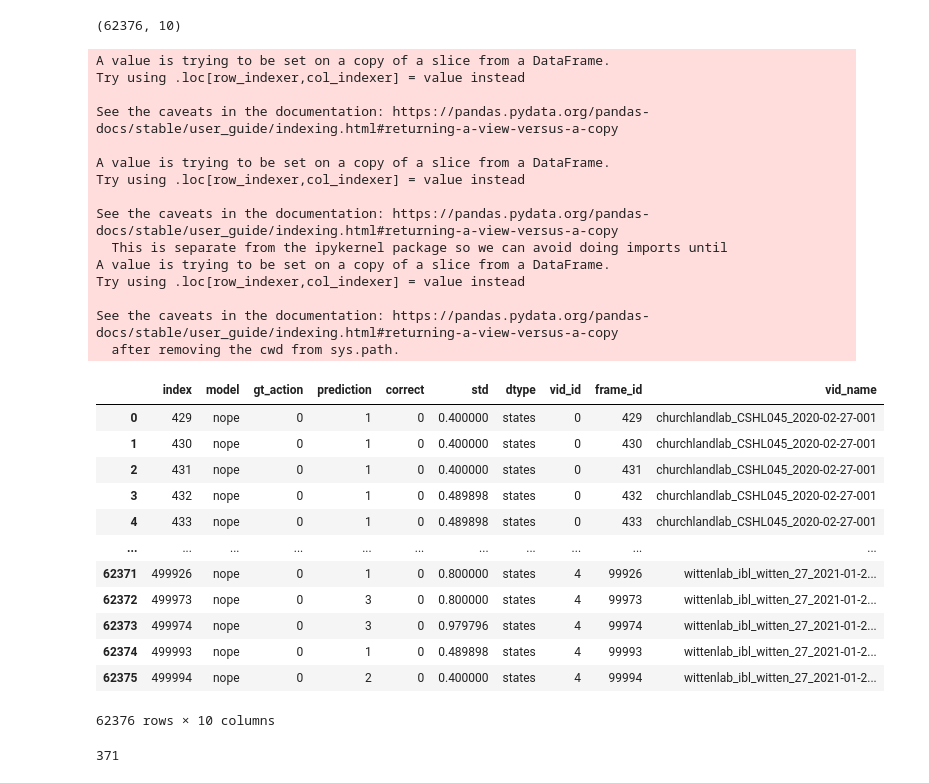
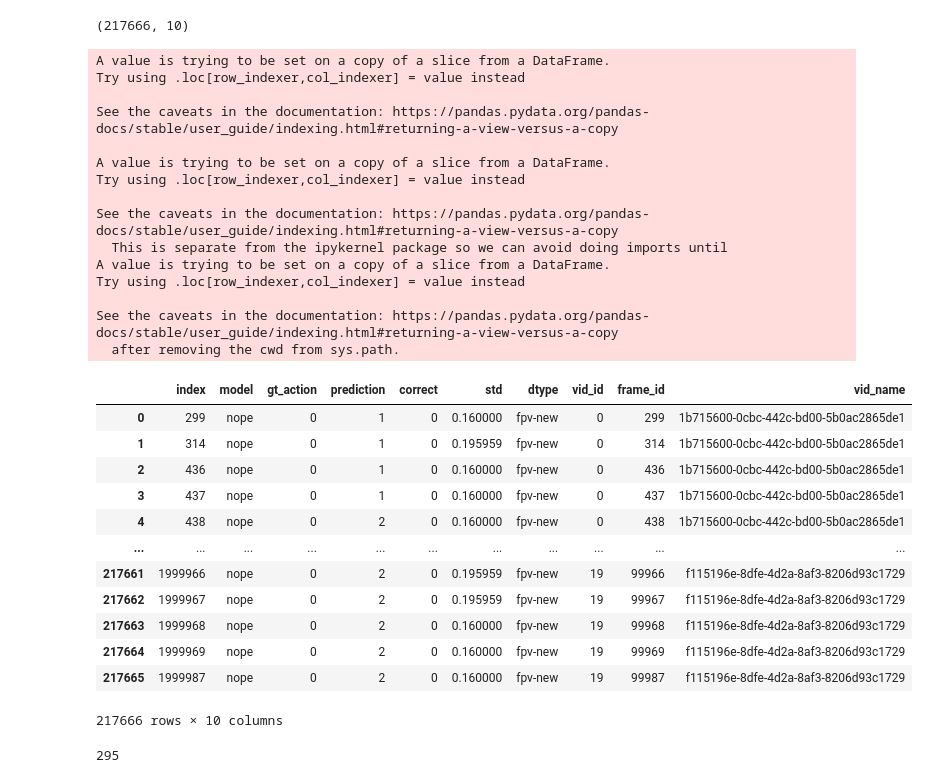
Before and after one commit to themattinthehatt/daart, a Jupyter notebook: data_augment/conf_vs_acc.ipynb, the cells around one changed output. Saved outputs shown, nothing was run; the diff lists cells and outputs as text; code cells hidden in the pictures.

```diff
--- a/data_augment/conf_vs_acc.ipynb
+++ b/data_augment/conf_vs_acc.ipynb
@@ -217,8 +429,12 @@ states = np.array(states)
 # %%
 # make df with cols
 # model_name | gt_action | prediction | correct (0/1) | SD | dtype
-#suffix: states | markers-new | markers-smooth
-model_list = ['nope', 'all', 'rotate', 'shift', 'gauss', 'shot']
-suffix='states'
-mod_base = '/home/bsb2144/daart/results_daart/ibl/multi-0/dtcn/{}-5-good_sample-0_markers/version_{}/{}_' + suffix + '.npy'
+#suffix: states | markers-new | markers-smooth | fpv-smooth | fpv-new
+model_list = ['nope']#, 'all', 'rotate', 'shift', 'gauss', 'shot']
+suffix= 'fpv-new'#'states'
+#input_type = 'markers'
+input_type = 'features-posvel'
+new=True
+vids = new_vids
+mod_base = '/home/bsb2144/daart/results_daart/ibl/multi-0/dtcn/{}-5-good_sample-0_'+ input_type + '/version_{}/{}_' + suffix + '.npy'
 # %%
@@ -238,0 +513,13 @@ make_graph(df_line2)
+# %%
+# graph high std vs traces
+model_list = ['nope']
+suffix='fpv-new'
+new=True
+if new:
+    vids = new_vids
+else:
+    vids = test_vids
+
+input_type = 'features-posvel'
+mod_base = '/home/bsb2144/daart/results_daart/ibl/multi-0/dtcn/{}-5-good_sample-0_'+ input_type + '/version_{}/{}_' + suffix + '.npy'
+df_std3 = make_df(suffix,labeled_only=False,vids=vids,new=new)
@@ -239,10 +611,15 @@ make_graph(df_line2)
 # %%
 # graph high std vs traces
-#model_list = ['nope']
-model_list = ['nope', 'all', 'rotate', 'shift', 'gauss', 'shot']
-suffix='states'
-mod_base = '/home/bsb2144/daart/results_daart/ibl/multi-0/dtcn/{}-5-good_sample-0_markers/version_{}/{}_' + suffix + '.npy'
-df_std2 = make_df(suffix,labeled_only=False)
-print(df_std2.shape)
+model_list = ['nope']
+suffix='fpv-new'
+new=True
+if new:
+    vids = new_vids
+else:
+    vids = test_vids
+
+input_type = 'features-posvel'
+mod_base = '/home/bsb2144/daart/results_daart/ibl/multi-0/dtcn/{}-5-good_sample-0_'+ input_type + '/version_{}/{}_' + suffix + '.npy'
+df_std2 = make_df(suffix,labeled_only=False,vids=vids,new=True)
 # %% [output]
 nope
@@ -286,39 +654,39 @@ See the caveats in the documentation: https://pandas.pydata.org/pandas-docs/stab
 # %%
 df_sd = df_reg[df_reg['std']!=0]
 df_sd['vid_id'] = (df_sd.index // n_frames)
 df_sd['frame_id'] = (df_sd.index) - (df_sd['vid_id'] * n_frames)
-df_sd['vid_name'] = [test_vids[i] for i in df_sd['vid_id']]
+df_sd['vid_name'] = [vids[i] for i in df_sd['vid_id']]
 df_sd=df_sd.reset_index()
 print(df_sd.shape)
 display(df_sd)
 #df_pstd.to_csv('results/std_df.csv')
 # %% [output]
-(62376, 10)
+(217666, 10)
 A value is trying to be set on a copy of a slice from a DataFrame.
 Try using .loc[row_indexer,col_indexer] = value instead
 
 See the caveats in the documentation: https://pandas.pydata.org/pandas-docs/stable/user_guide/indexing.html#returning-a-view-versus-a-copy
 
 A value is trying to be set on a copy of a slice from a DataFrame.
 Try using .loc[row_indexer,col_indexer] = value instead
 
 See the caveats in the documentation: https://pandas.pydata.org/pandas-docs/stable/user_guide/indexing.html#returning-a-view-versus-a-copy
   This is separate from the ipykernel package so we can avoid doing imports until
 A value is trying to be set on a copy of a slice from a DataFrame.
 Try using .loc[row_indexer,col_indexer] = value instead
 
 See the caveats in the documentation: https://pandas.pydata.org/pandas-docs/stable/user_guide/indexing.html#returning-a-view-versus-a-copy
   after removing the cwd from sys.path.
 |  | index | model | gt_action | prediction | correct | std | dtype | vid_id | frame_id | vid_name |
-| 0 | 429 | nope | 0 | 1 | 0 | 0.400000 | states | 0 | 429 | churchlandlab_CSHL045_2020-02-27-001 |
-| 1 | 430 | nope | 0 | 1 | 0 | 0.400000 | states | 0 | 430 | churchlandlab_CSHL045_2020-02-27-001 |
-| 2 | 431 | nope | 0 | 1 | 0 | 0.400000 | states | 0 | 431 | churchlandlab_CSHL045_2020-02-27-001 |
-| 3 | 432 | nope | 0 | 1 | 0 | 0.489898 | states | 0 | 432 | churchlandlab_CSHL045_2020-02-27-001 |
-| 4 | 433 | nope | 0 | 1 | 0 | 0.489898 | states | 0 | 433 | churchlandlab_CSHL045_2020-02-27-001 |
+| 0 | 299 | nope | 0 | 1 | 0 | 0.160000 | fpv-new | 0 | 299 | 1b715600-0cbc-442c-bd00-5b0ac2865de1 |
+| 1 | 314 | nope | 0 | 1 | 0 | 0.195959 | fpv-new | 0 | 314 | 1b715600-0cbc-442c-bd00-5b0ac2865de1 |
+| 2 | 436 | nope | 0 | 1 | 0 | 0.160000 | fpv-new | 0 | 436 | 1b715600-0cbc-442c-bd00-5b0ac2865de1 |
+| 3 | 437 | nope | 0 | 1 | 0 | 0.160000 | fpv-new | 0 | 437 | 1b715600-0cbc-442c-bd00-5b0ac2865de1 |
+| 4 | 438 | nope | 0 | 2 | 0 | 0.160000 | fpv-new | 0 | 438 | 1b715600-0cbc-442c-bd00-5b0ac2865de1 |
 | ... | ... | ... | ... | ... | ... | ... | ... | ... | ... | ... |
-| 62371 | 499926 | nope | 0 | 1 | 0 | 0.800000 | states | 4 | 99926 | wittenlab_ibl_witten_27_2021-01-2... |
-| 62372 | 499973 | nope | 0 | 3 | 0 | 0.800000 | states | 4 | 99973 | wittenlab_ibl_witten_27_2021-01-2... |
-| 62373 | 499974 | nope | 0 | 3 | 0 | 0.979796 | states | 4 | 99974 | wittenlab_ibl_witten_27_2021-01-2... |
-| 62374 | 499993 | nope | 0 | 1 | 0 | 0.489898 | states | 4 | 99993 | wittenlab_ibl_witten_27_2021-01-2... |
-| 62375 | 499994 | nope | 0 | 2 | 0 | 0.400000 | states | 4 | 99994 | wittenlab_ibl_witten_27_2021-01-2... |
+| 217661 | 1999966 | nope | 0 | 2 | 0 | 0.195959 | fpv-new | 19 | 99966 | f115196e-8dfe-4d2a-8af3-8206d93c1729 |
+| 217662 | 1999967 | nope | 0 | 2 | 0 | 0.195959 | fpv-new | 19 | 99967 | f115196e-8dfe-4d2a-8af3-8206d93c1729 |
+| 217663 | 1999968 | nope | 0 | 2 | 0 | 0.160000 | fpv-new | 19 | 99968 | f115196e-8dfe-4d2a-8af3-8206d93c1729 |
+| 217664 | 1999969 | nope | 0 | 2 | 0 | 0.160000 | fpv-new | 19 | 99969 | f115196e-8dfe-4d2a-8af3-8206d93c1729 |
+| 217665 | 1999987 | nope | 0 | 2 | 0 | 0.160000 | fpv-new | 19 | 99987 | f115196e-8dfe-4d2a-8af3-8206d93c1729 |
-62376 rows × 10 columns
+217666 rows × 10 columns
@@ -325,6 +712,5 @@ See the caveats in the documentation: https://pandas.pydata.org/pandas-docs/stab
 # %%
-runs = extract_state_runs(list(df_sd['frame_id']), min_length=20)
+runs = extract_state_runs(list(df_sd['frame_id']), min_length=30)
 print(len(runs))
-#[print(len(r)) for r in runs]
 # %% [output]
-371
+295
```
Also changed, not shown: parts of 26 cells of this notebook, 6 other files.
